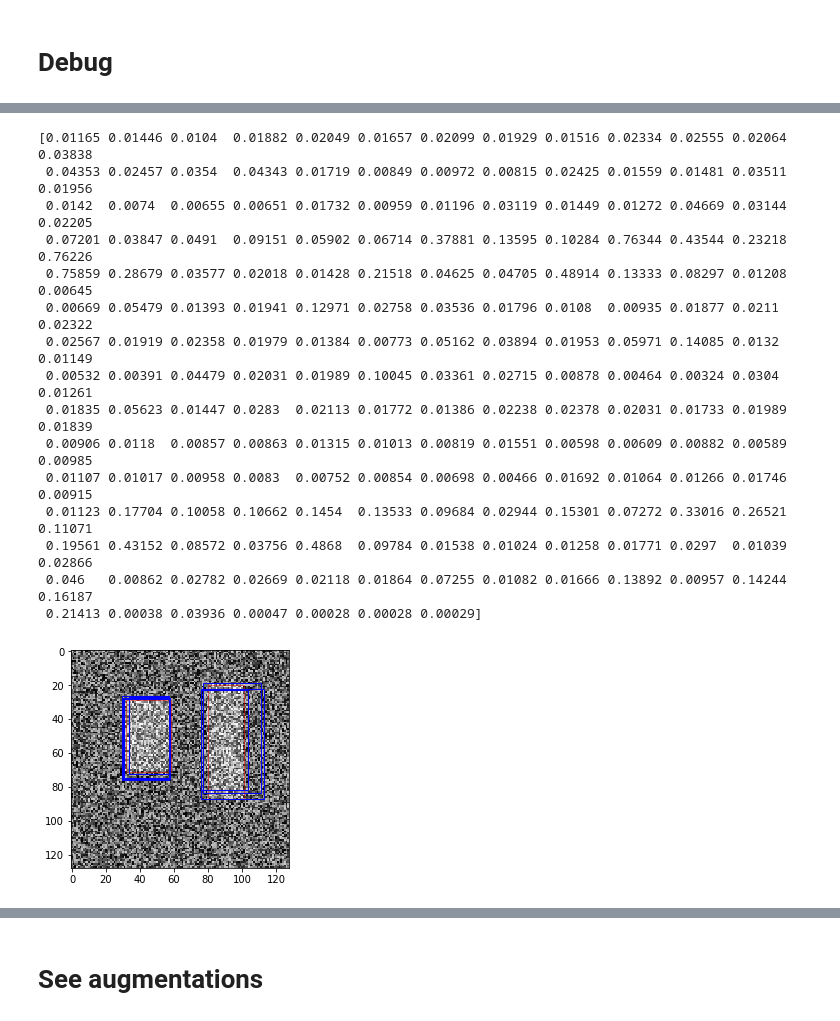
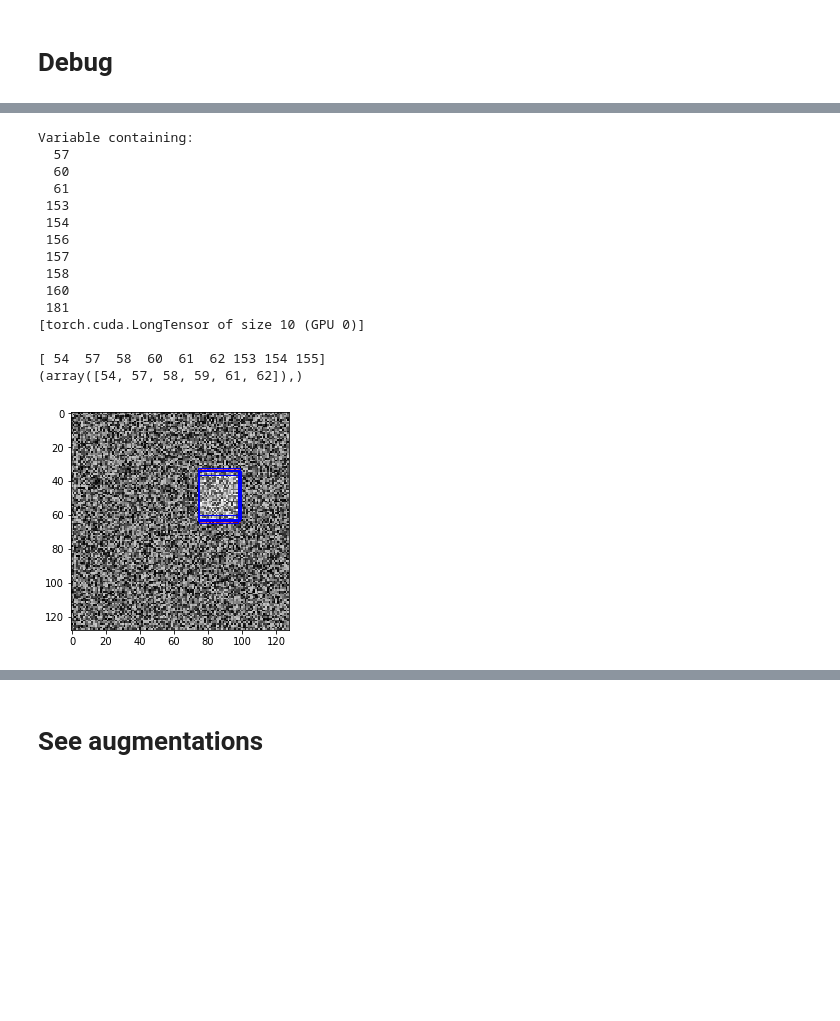
Before and after one commit to slawekslex/dl_experiments, a Jupyter notebook: pneumonia/ToyClassification.ipynb, the cells around one changed output, grey strips where cells are left out. Saved outputs shown, nothing was run; the diff lists cells and outputs as text; code cells hidden in the pictures; blank space fills up the shorter version.

```diff
--- a/pneumonia/ToyClassification.ipynb
+++ b/pneumonia/ToyClassification.ipynb
@@ -333,5 +382,5 @@ learn.sched.plot()
 # %%
-learn.fit(1e-2, 3)
+learn.fit(1e-3, 3)
 # %% [output]
 [interactive output not drawn]
 epoch      trn_loss   val_loss
@@ -433,0 +553,28 @@ score_all(preds, data.val_ds.y)
+# %%
+def fits_in_anchor(box, anch_idx):
+    box /=128
+    box_ctr = (box[:2]+box[2:])/2
+    box_hw = (box[2:]-box[:2])
+    anch_min_size = 0.5 * anchors[anch_idx,2:]
+    anch_max_size = 1.5 * anchors[anch_idx,2:]
+    size_fit = (box_hw >= anch_min_size) * (box_hw <=anch_max_size)
+    min_center = -0.5 * grid_sizes[anch_idx,] + anchors[anch_idx,:2]
+    max_center = 0.5 * grid_sizes[anch_idx,] + anchors[anch_idx,:2]
+    center_fit = (box_ctr>=min_center) * (box_ctr <=max_center)
+    #print(size_fit)
+    #print(center_fit)
+    return size_fit.all() and center_fit.all()
+
+def fits_in_anchors(box):
+    box /=128
+    box_ctr = (box[:2]+box[2:])/2
+    box_hw = (box[2:]-box[:2])
+    anch_min_size = 0.3 * anchors[:,2:]
+    anch_max_size = 1.7 * anchors[:,2:]
+    size_fit = (box_hw >= anch_min_size) & (box_hw <=anch_max_size)
+    min_center = -0.5 * grid_sizes + anchors[:,:2]
+    max_center = 0.5 * grid_sizes + anchors[:,:2]
+    center_fit = (box_ctr>=min_center) & (box_ctr <=max_center)
+    both_fit = torch.cat([size_fit,center_fit],dim=1)
+    both_fit = both_fit.min(1)[0]
+    return torch.nonzero(both_fit).view(-1)
@@ -435,41 +683,44 @@ score_all(preds, data.val_ds.y)
 x,y = next(iter(data.val_dl))
 act = learn.model(V(x))
 # %%
-idx=14
+idx=2
 activ0p =act[0][idx]
 activ0b = act[1][idx]
 tar_box0 = V(y)[idx]
 activ0p = F.sigmoid(activ0p)
 prob = activ0p.cpu().data.numpy().reshape(-1)
-
-
+#anch_fit = [fits_in_anchor(tar_box0[:4], idx) for idx in range(189)]
+#print(np.nonzero(anch_fit))
+print(fits_in_anchors(tar_box0[:4]))
+print(fitting_anchors(tar_box0[:4]))
+#print(prob[np.nonzero(anch_fit)])
 act_boxes =actn_to_bb(activ0b, anchors)*128
 act_boxes = act_boxes.cpu().data.numpy()
-print(prob)
-#print(act_boxes)
+#print(prob)
+
 act_boxes = act_boxes[np.nonzero(prob>0.4)]
-#print(act_boxes)
+print(np.nonzero(prob>0.4))
 filename = data.val_ds.fnames[idx]
 ax =display(filename)
 #draw_boxes(ax, anch_boxes, color='white')
 draw_rects(ax,act_boxes.reshape(-1), 'blue')
 # %% [output]
-[0.01165 0.01446 0.0104  0.01882 0.02049 0.01657 0.02099 0.01929 0.01516 0.02334 0.02555 0.02064 0.03838
- 0.04353 0.02457 0.0354  0.04343 0.01719 0.00849 0.00972 0.00815 0.02425 0.01559 0.01481 0.03511 0.01956
- 0.0142  0.0074  0.00655 0.00651 0.01732 0.00959 0.01196 0.03119 0.01449 0.01272 0.04669 0.03144 0.02205
- 0.07201 0.03847 0.0491  0.09151 0.05902 0.06714 0.37881 0.13595 0.10284 0.76344 0.43544 0.23218 0.76226
- 0.75859 0.28679 0.03577 0.02018 0.01428 0.21518 0.04625 0.04705 0.48914 0.13333 0.08297 0.01208 0.00645
- 0.00669 0.05479 0.01393 0.01941 0.12971 0.02758 0.03536 0.01796 0.0108  0.00935 0.01877 0.0211  0.02322
- 0.02567 0.01919 0.02358 0.01979 0.01384 0.00773 0.05162 0.03894 0.01953 0.05971 0.14085 0.0132  0.01149
- 0.00532 0.00391 0.04479 0.02031 0.01989 0.10045 0.03361 0.02715 0.00878 0.00464 0.00324 0.0304  0.01261
- 0.01835 0.05623 0.01447 0.0283  0.02113 0.01772 0.01386 0.02238 0.02378 0.02031 0.01733 0.01989 0.01839
- 0.00906 0.0118  0.00857 0.00863 0.01315 0.01013 0.00819 0.01551 0.00598 0.00609 0.00882 0.00589 0.00985
- 0.01107 0.01017 0.00958 0.0083  0.00752 0.00854 0.00698 0.00466 0.01692 0.01064 0.01266 0.01746 0.00915
- 0.01123 0.17704 0.10058 0.10662 0.1454  0.13533 0.09684 0.02944 0.15301 0.07272 0.33016 0.26521 0.11071
- 0.19561 0.43152 0.08572 0.03756 0.4868  0.09784 0.01538 0.01024 0.01258 0.01771 0.0297  0.01039 0.02866
- 0.046   0.00862 0.02782 0.02669 0.02118 0.01864 0.07255 0.01082 0.01666 0.13892 0.00957 0.14244 0.16187
- 0.21413 0.00038 0.03936 0.00047 0.00028 0.00028 0.00029]
+Variable containing:
+  57
+  60
+  61
+ 153
+ 154
+ 156
+ 157
+ 158
+ 160
+ 181
+[torch.cuda.LongTensor of size 10 (GPU 0)]
+
+[ 54  57  58  60  61  62 153 154 155]
+(array([54, 57, 58, 59, 61, 62]),)
-[figure, old version]
+[figure, new version]
 # %%
 ssd_1_loss(activ0b, activ0p, tar_box0)
 # %% [output]
```
Also changed, not shown: parts of 33 cells of this notebook, 1 other file.
